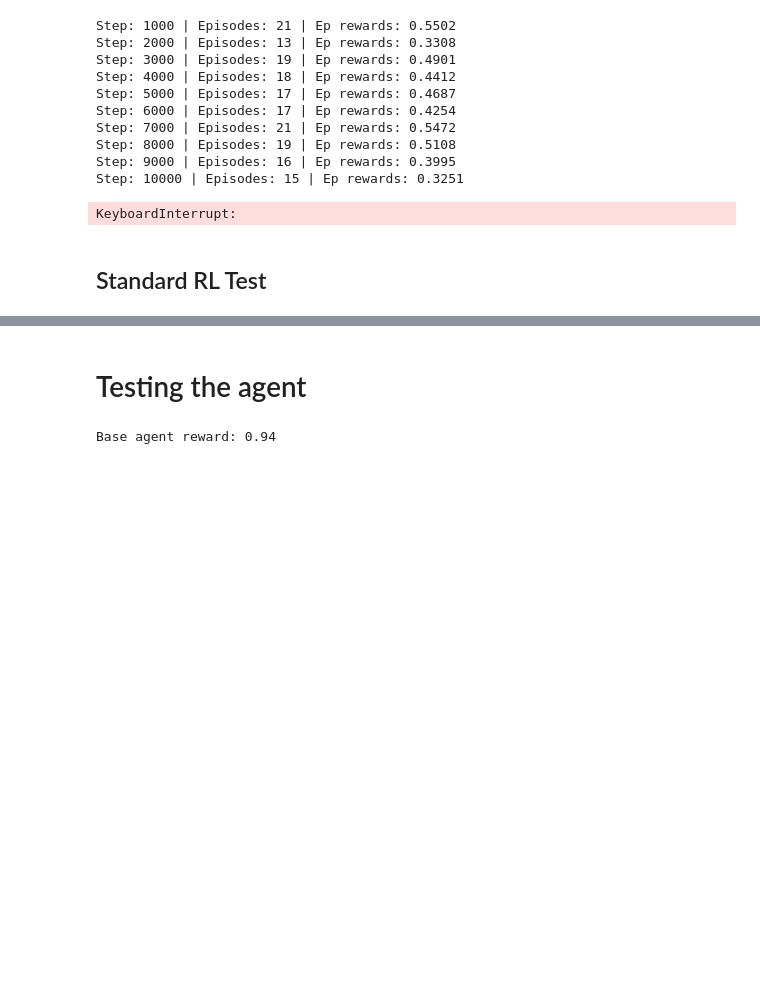
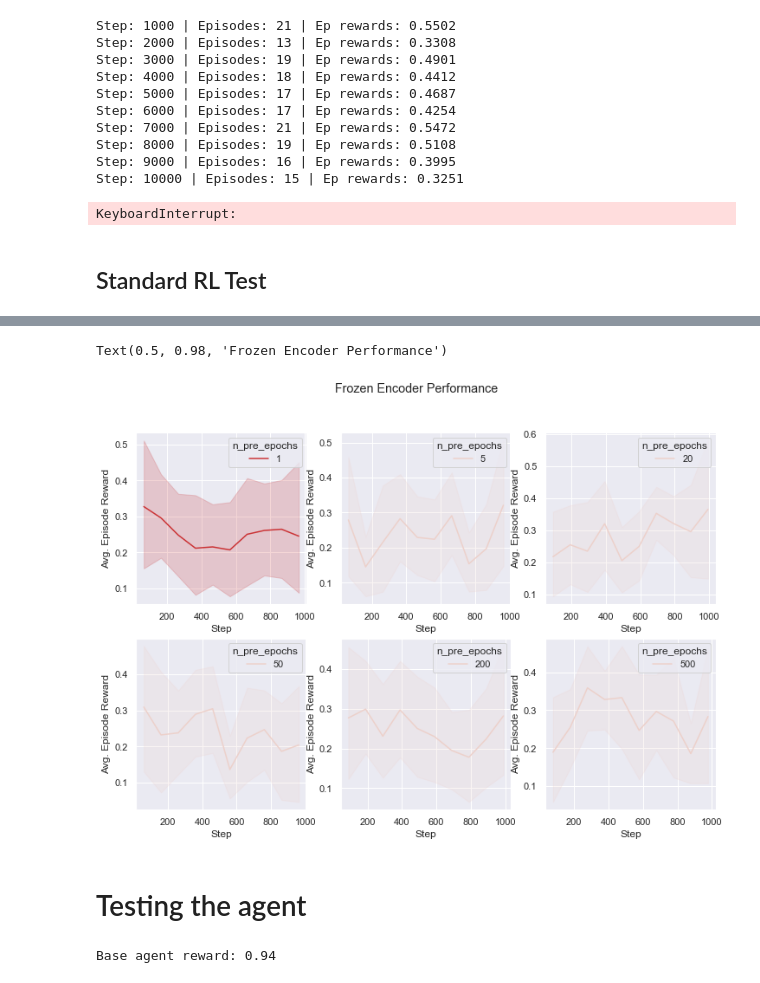
Before and after one commit to ejmejm/knowledge-transfer-research, a Jupyter notebook: competing_hus.ipynb, the cells around one changed output, grey strips where cells are left out. Saved outputs shown, nothing was run; the diff lists cells and outputs as text; code cells hidden in the pictures; blank space fills up the shorter version.

```diff
--- a/competing_hus.ipynb
+++ b/competing_hus.ipynb
@@ -444,3 +505,16 @@ plt.plot(x_data, y_data)
+# %%
+fig, axs = plt.subplots(2, 3, figsize=(12, 8))
+for i, (results, n_epochs) in enumerate(zip(all_results, pretrain_epochs)):
+    df = generate_plot_data(*results, bin_size)
+    df['n_pre_epochs'] = n_epochs
+    sns.lineplot(data=df, x='x', y='y', hue='n_pre_epochs', ci=95, ax=axs[i//3, i%3])
+    axs[i//3, i%3].set_xlabel('Step')
+    axs[i//3, i%3].set_ylabel('Avg. Episode Reward')
+
+fig.suptitle('Frozen Encoder Performance')
+# %% [output]
+Text(0.5, 0.98, 'Frozen Encoder Performance')
+[figure, added]
 # %% [markdown]
 # Testing the agent
 # %%
```
Also changed, not shown: parts of 17 cells of this notebook.
